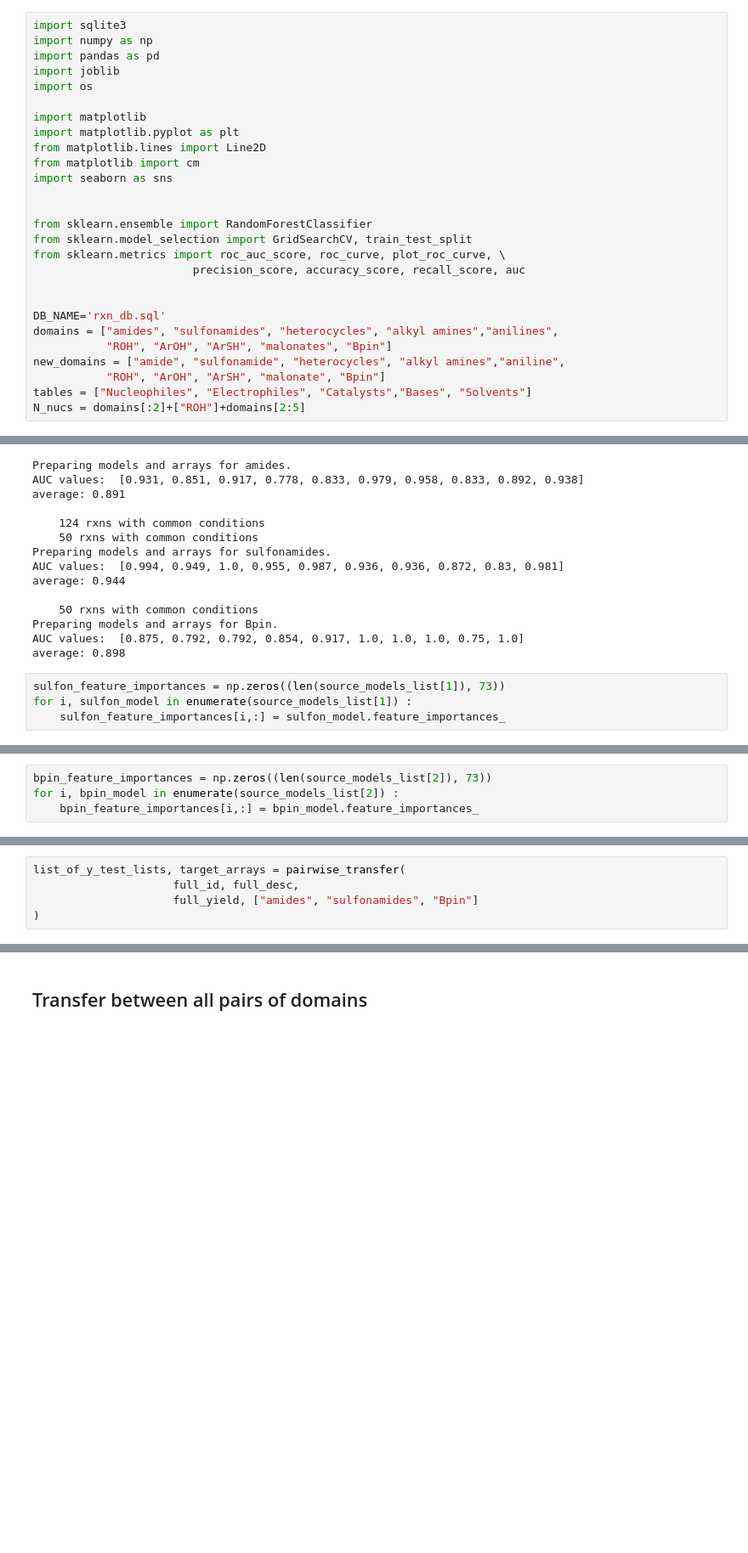
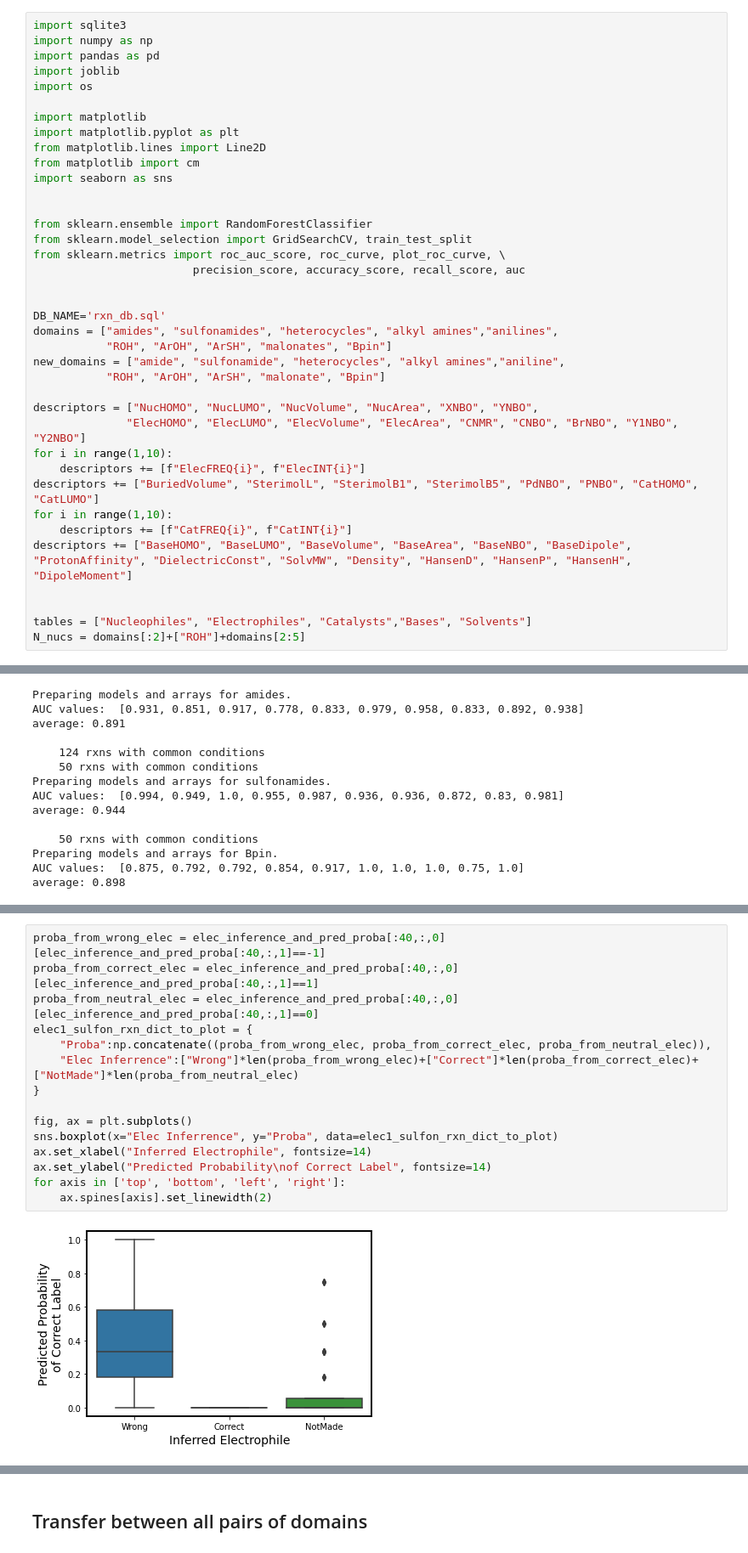
Before and after one commit to ZimmermanGroup/ActiveTransfer, a Jupyter notebook: transfer_between_common_rxn_conditions.ipynb, the cells around one changed output, grey strips where cells are left out. Shown at 85% size. Drawn from its saved outputs; the diff is of its cells as text; blank space fills up the shorter version.

Commit message:
Analysis of low performance of Bpin models in predicting sulfon rxns

```diff
--- a/transfer_between_common_rxn_conditions.ipynb
+++ b/transfer_between_common_rxn_conditions.ipynb
@@ -23,6 +23,17 @@ domains = ["amides", "sulfonamides", "heterocycles", "alkyl amines","anilines",
            "ROH", "ArOH", "ArSH", "malonates", "Bpin"]
 new_domains = ["amide", "sulfonamide", "heterocycles", "alkyl amines","aniline",
            "ROH", "ArOH", "ArSH", "malonate", "Bpin"]
+
+descriptors = ["NucHOMO", "NucLUMO", "NucVolume", "NucArea", "XNBO", "YNBO",
+              "ElecHOMO", "ElecLUMO", "ElecVolume", "ElecArea", "CNMR", "CNBO", "BrNBO", "Y1NBO", "Y2NBO"]
+for i in range(1,10):
+    descriptors += [f"ElecFREQ{i}", f"ElecINT{i}"]
+descriptors += ["BuriedVolume", "SterimolL", "SterimolB1", "SterimolB5", "PdNBO", "PNBO", "CatHOMO", "CatLUMO"]
+for i in range(1,10):
+    descriptors += [f"CatFREQ{i}", f"CatINT{i}"]
+descriptors += ["BaseHOMO", "BaseLUMO", "BaseVolume", "BaseArea", "BaseNBO", "BaseDipole", "ProtonAffinity", "DielectricConst", "SolvMW", "Density", "HansenD", "HansenP", "HansenH", "DipoleMoment"]
+
+
 tables = ["Nucleophiles", "Electrophiles", "Catalysts","Bases", "Solvents"]
 N_nucs = domains[:2]+["ROH"]+domains[2:5]
 # %%
@@ -355,7 +366,3 @@ average: 0.944
 Preparing models and arrays for Bpin.
 AUC values:  [0.875, 0.792, 0.792, 0.854, 0.917, 1.0, 1.0, 1.0, 0.75, 1.0]
 average: 0.898
-# %%
-sulfon_feature_importances = np.zeros((len(source_models_list[1]), 73))
-for i, sulfon_model in enumerate(source_models_list[1]) :
-    sulfon_feature_importances[i,:] = sulfon_model.feature_importances_
@@ -380,4 +368,0 @@ array([0.        , 0.        , 0.        , 0.        , 0.        ,
-# %%
-bpin_feature_importances = np.zeros((len(source_models_list[2]), 73))
-for i, bpin_model in enumerate(source_models_list[2]) :
-    bpin_feature_importances[i,:] = bpin_model.feature_importances_
@@ -421,8 +369,3 @@ array([ True, False,  True, False, False,  True, False, False,  True,
-# %%
-list_of_y_test_lists, target_arrays = pairwise_transfer(
-                     full_id, full_desc,
-                     full_yield, ["amides", "sulfonamides", "Bpin"]
-)
 # %%
 trellis_of_transfer_ROC(source_models_list, list_of_X_test_lists,
                         list_of_y_test_lists,
@@ -432,0 +424,17 @@ trellis_of_transfer_ROC(source_models_list, list_of_X_test_lists,
+# %%
+proba_from_wrong_elec = elec_inference_and_pred_proba[:40,:,0][elec_inference_and_pred_proba[:40,:,1]==-1]
+proba_from_correct_elec = elec_inference_and_pred_proba[:40,:,0][elec_inference_and_pred_proba[:40,:,1]==1]
+proba_from_neutral_elec = elec_inference_and_pred_proba[:40,:,0][elec_inference_and_pred_proba[:40,:,1]==0]
+elec1_sulfon_rxn_dict_to_plot = {
+    "Proba":np.concatenate((proba_from_wrong_elec, proba_from_correct_elec, proba_from_neutral_elec)),
+    "Elec Inferrence":["Wrong"]*len(proba_from_wrong_elec)+["Correct"]*len(proba_from_correct_elec)+["NotMade"]*len(proba_from_neutral_elec)
+}
+
+fig, ax = plt.subplots()
+sns.boxplot(x="Elec Inferrence", y="Proba", data=elec1_sulfon_rxn_dict_to_plot)
+ax.set_xlabel("Inferred Electrophile", fontsize=14)
+ax.set_ylabel("Predicted Probability\nof Correct Label", fontsize=14)
+for axis in ['top', 'bottom', 'left', 'right']:
+	ax.spines[axis].set_linewidth(2)
+# %% [output]
+[figure, added]
```
Also changed, not shown: parts of 12 cells of this notebook.
